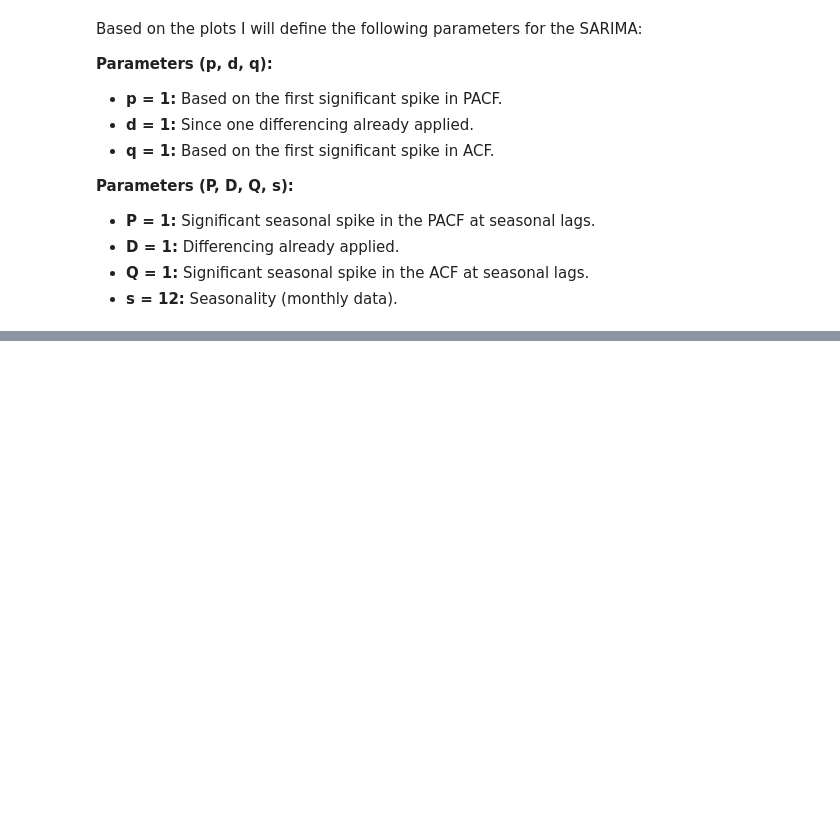
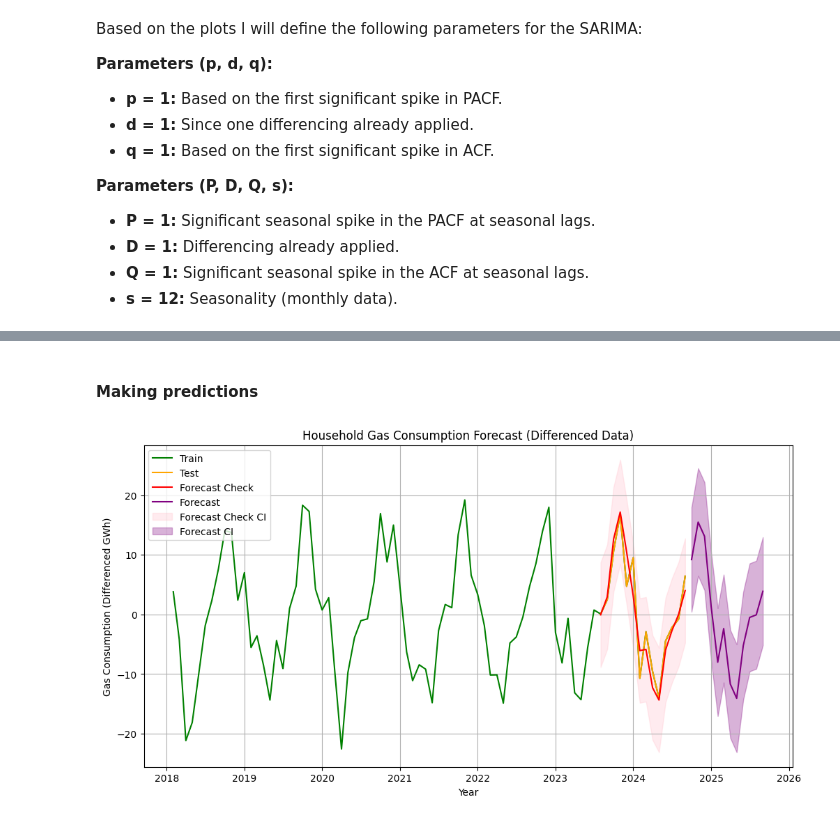
Before and after one commit to Kate-217/pogramming_for_data_analytics, a Jupyter notebook: project/project_2.ipynb, the cells around one changed output, grey strips where cells are left out. Saved outputs shown, nothing was run; the diff lists cells and outputs as text; code cells hidden in the pictures; blank space fills up the shorter version.

```diff
--- a/project/project_2.ipynb
+++ b/project/project_2.ipynb
@@ -468,0 +548,39 @@ Based on the plots I will define the following parameters for the SARIMA:
+# %% [markdown]
+#### Making predictions
+# %%
+# Predicting future values:
+# Forecast the next 12 months
+forecast_periods = 12
+forecast = results.get_forecast(steps=forecast_periods)
+forecast_mean = forecast.predicted_mean
+forecast_ci = forecast.conf_int()
+# %%
+# Plotting the forecast:
+
+plt.figure(figsize=(12, 6))
+
+plt.plot(diff_train.index, diff_train['xs_business_houses'], label='Train', color='green')
+plt.plot(test.index, test['xs_business_houses'], label='Test', color='orange')
+plt.plot(forecast_test_mean.index, forecast_test_mean, label='Forecast Check', color='red')
+plt.plot(forecast_mean.index, forecast_mean, label='Forecast', color='purple')
+
+# confidence intervals
+plt.fill_between(forecast_test_ci.index,
+                 forecast_test_ci.iloc[:, 0],
+                 forecast_test_ci.iloc[:, 1],
+                 color='pink', alpha=0.3, label='Forecast Check CI')
+
+plt.fill_between(forecast_ci.index,
+                 forecast_ci.iloc[:, 0],
+                 forecast_ci.iloc[:, 1],
+                 color='purple', alpha=0.3, label='Forecast CI')
+
+
+plt.title("Household Gas Consumption Forecast (Differenced Data)")
+plt.xlabel("Year")
+plt.ylabel("Gas Consumption (Differenced GWh)")
+plt.legend(loc='upper left')
+plt.grid()
+plt.show()
+# %% [output]
+[figure, added]
```
Also changed, not shown: parts of 4 cells of this notebook.
